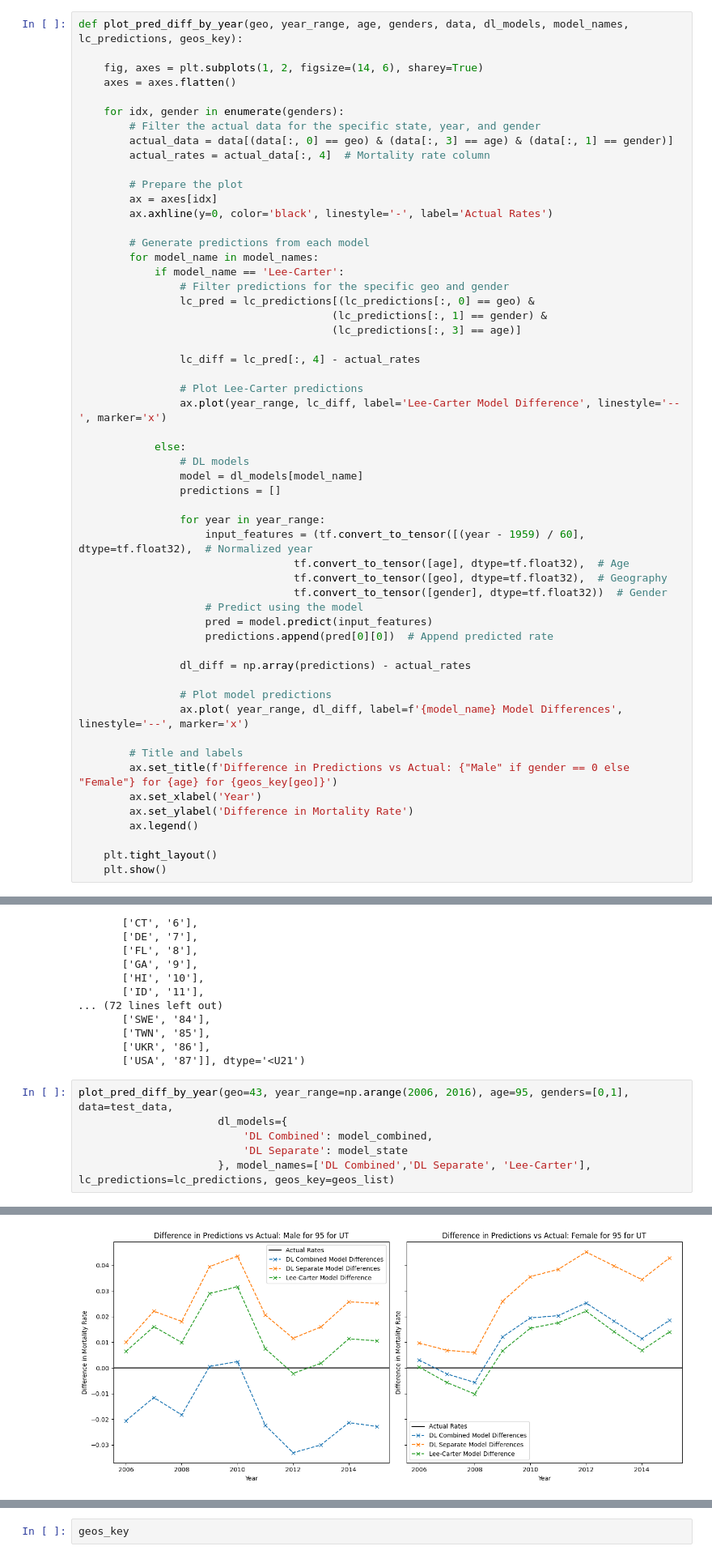
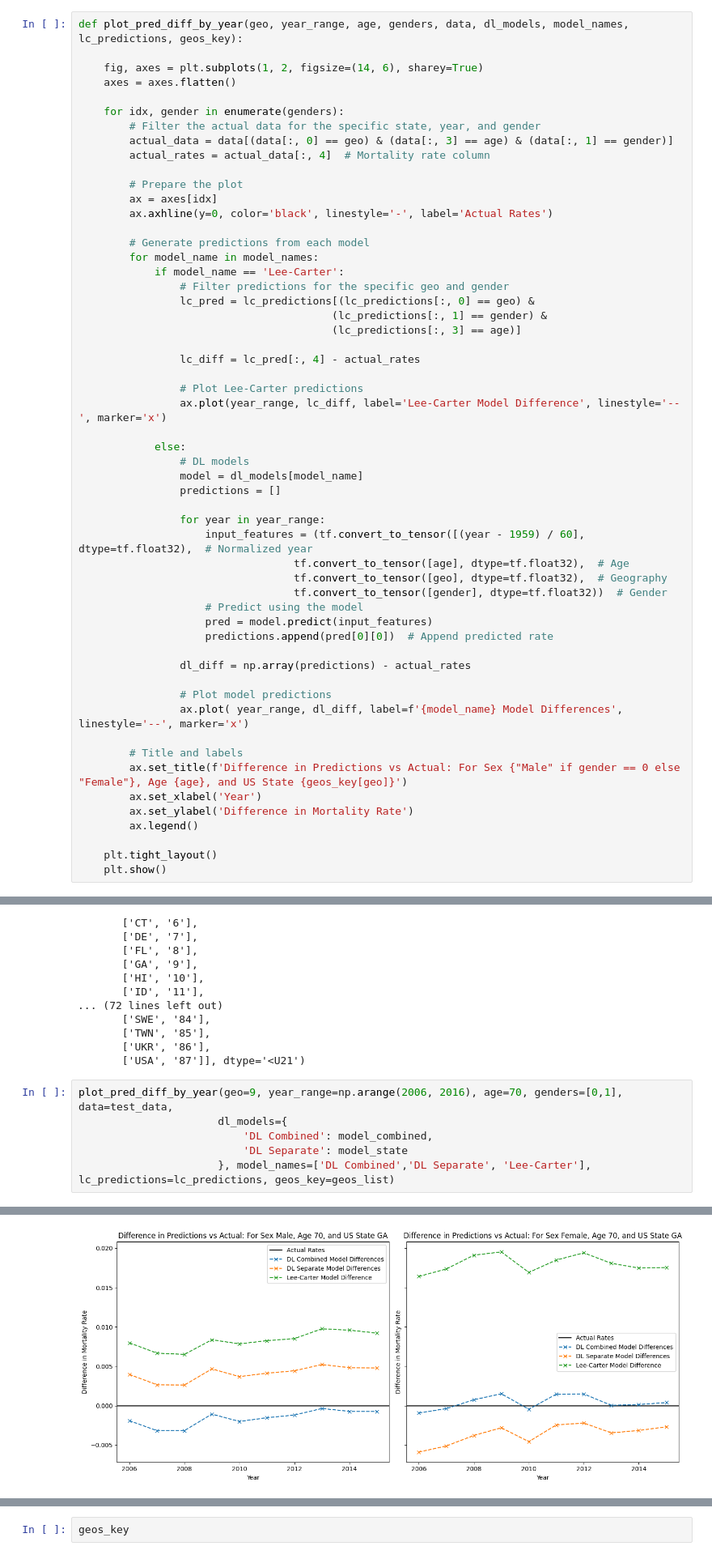
Before and after one commit to paigenpark/deep-mort, a Jupyter notebook: code/evaluate_models.ipynb, the cells around one changed output, grey strips where cells are left out. Shown at 81% size. Drawn from its saved outputs; the diff is of its cells as text.

```diff
--- a/code/evaluate_models.ipynb
+++ b/code/evaluate_models.ipynb
@@ -931,7 +931,7 @@ def plot_pred_diff_by_year(geo, year_range, age, genders, data, dl_models, model
                 ax.plot( year_range, dl_diff, label=f'{model_name} Model Differences', linestyle='--', marker='x')
 
         # Title and labels
-        ax.set_title(f'Difference in Predictions vs Actual: {"Male" if gender == 0 else "Female"} for {age} for {geos_key[geo]}')
+        ax.set_title(f'Difference in Predictions vs Actual: For Sex {"Male" if gender == 0 else "Female"}, Age {age}, and US State {geos_key[geo]}')
         ax.set_xlabel('Year')
         ax.set_ylabel('Difference in Mortality Rate')
         ax.legend()
@@ -959,7 +959,7 @@ array([['AK', '0'],
        ['UKR', '86'],
        ['USA', '87']], dtype='<U21')
 # %%
-plot_pred_diff_by_year(geo=43, year_range=np.arange(2006, 2016), age=95, genders=[0,1], data=test_data,
+plot_pred_diff_by_year(geo=9, year_range=np.arange(2006, 2016), age=70, genders=[0,1], data=test_data,
                       dl_models={
                           'DL Combined': model_combined,
                           'DL Separate': model_state
@@ -985,2 +985,2 @@ plot_pred_diff_by_year(geo=43, year_range=np.arange(2006, 2016), age=95, genders
-[figure, old version]
+[figure, new version]
 # %%
```
Also changed, not shown: parts of 10 cells of this notebook, 1 other file.
